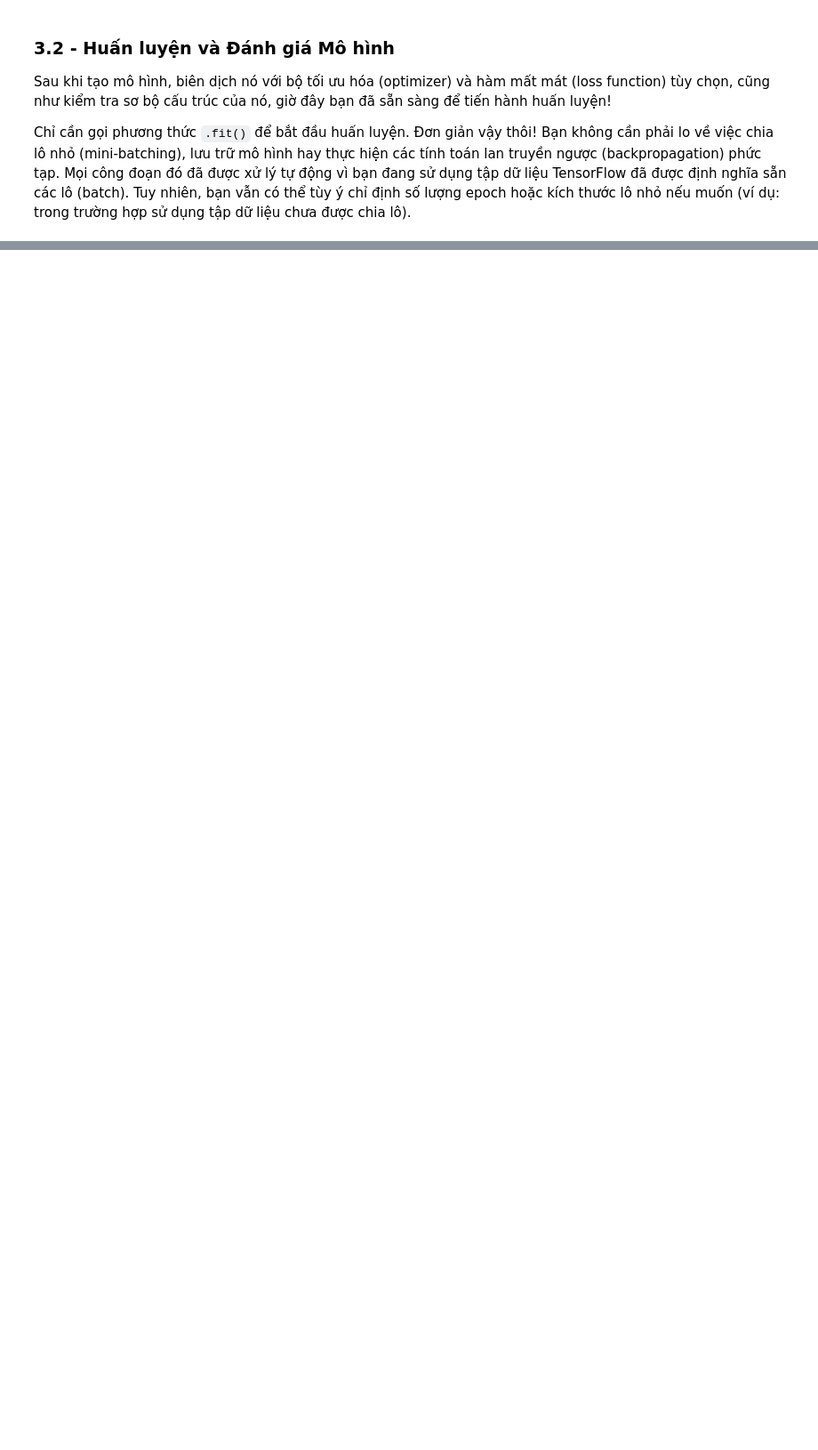
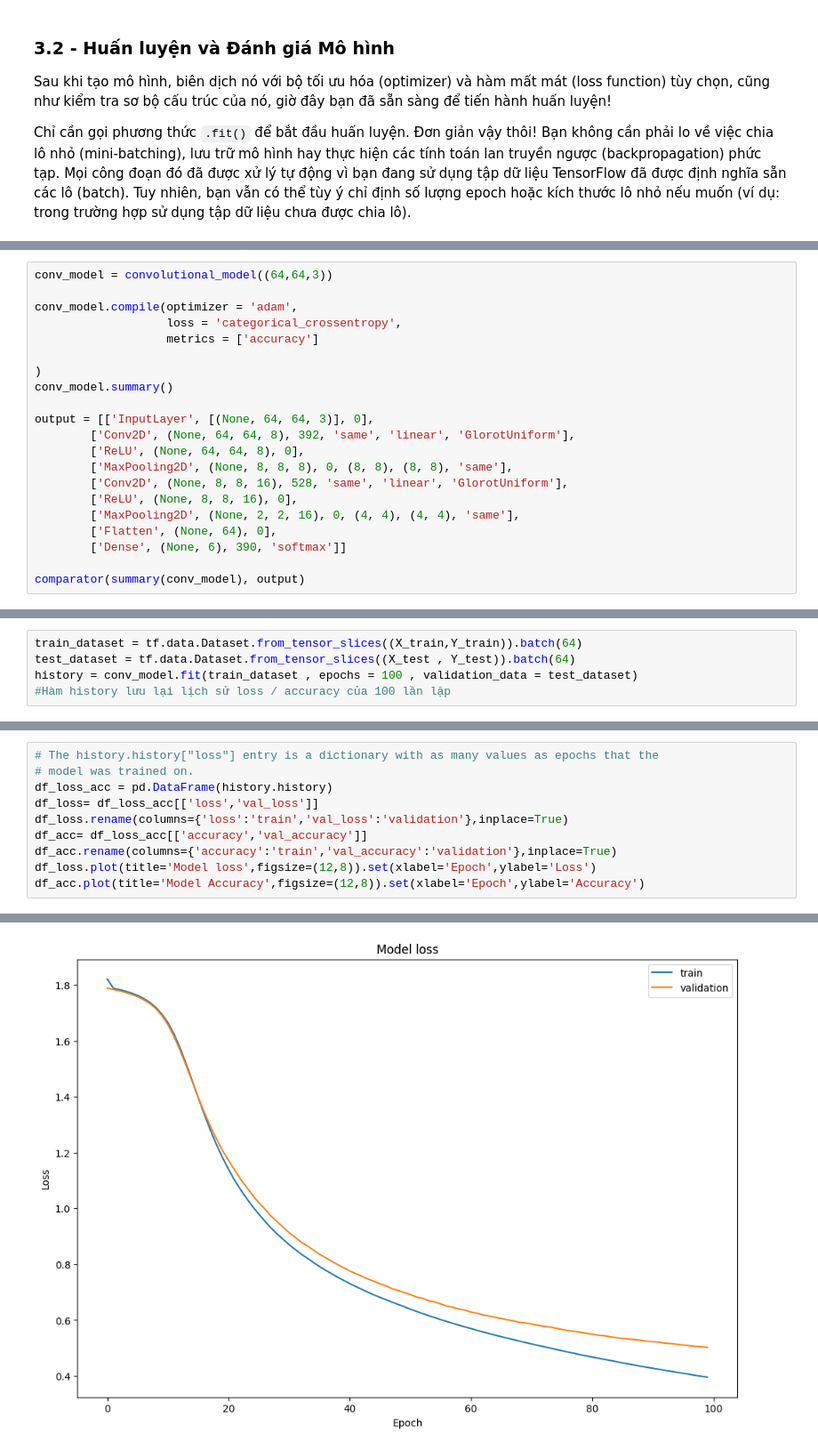
Before and after one commit to tuanldda06/deep-learning-specialization, a Jupyter notebook: dls-c4/C4-Convolutional Neural Networks/week1/W1A2/code.ipynb, the cells around one changed output, grey strips where cells are left out. Shown at 89% size. Drawn from its saved outputs; the diff is of its cells as text; blank space fills up the shorter version.

```diff
--- a/dls-c4/C4-Convolutional Neural Networks/week1/W1A2/code.ipynb
+++ b/dls-c4/C4-Convolutional Neural Networks/week1/W1A2/code.ipynb
@@ -279,0 +462,21 @@ Detected at node StatefulPartitionedCall defined at (most recent call last):
+# %%
+conv_model = convolutional_model((64,64,3))
+
+conv_model.compile(optimizer = 'adam',
+                   loss = 'categorical_crossentropy',
+                   metrics = ['accuracy']
+
+)
+conv_model.summary()
+
+output = [['InputLayer', [(None, 64, 64, 3)], 0],
+        ['Conv2D', (None, 64, 64, 8), 392, 'same', 'linear', 'GlorotUniform'],
+        ['ReLU', (None, 64, 64, 8), 0],
+        ['MaxPooling2D', (None, 8, 8, 8), 0, (8, 8), (8, 8), 'same'],
+        ['Conv2D', (None, 8, 8, 16), 528, 'same', 'linear', 'GlorotUniform'],
+        ['ReLU', (None, 8, 8, 16), 0],
+        ['MaxPooling2D', (None, 2, 2, 16), 0, (4, 4), (4, 4), 'same'],
+        ['Flatten', (None, 64), 0],
+        ['Dense', (None, 6), 390, 'softmax']]
+
+comparator(summary(conv_model), output)
@@ -279,0 +510,5 @@ Detected at node StatefulPartitionedCall defined at (most recent call last):
+# %%
+train_dataset = tf.data.Dataset.from_tensor_slices((X_train,Y_train)).batch(64)
+test_dataset = tf.data.Dataset.from_tensor_slices((X_test , Y_test)).batch(64)
+history = conv_model.fit(train_dataset , epochs = 100 , validation_data = test_dataset)
+#Hàm history lưu lại lịch sử loss / accuracy của 100 lần lặp
@@ -279,0 +564,11 @@ Detected at node StatefulPartitionedCall defined at (most recent call last):
+# %%
+# The history.history["loss"] entry is a dictionary with as many values as epochs that the
+# model was trained on.
+df_loss_acc = pd.DataFrame(history.history)
+df_loss= df_loss_acc[['loss','val_loss']]
+df_loss.rename(columns={'loss':'train','val_loss':'validation'},inplace=True)
+df_acc= df_loss_acc[['accuracy','val_accuracy']]
+df_acc.rename(columns={'accuracy':'train','val_accuracy':'validation'},inplace=True)
+df_loss.plot(title='Model loss',figsize=(12,8)).set(xlabel='Epoch',ylabel='Loss')
+df_acc.plot(title='Model Accuracy',figsize=(12,8)).set(xlabel='Epoch',ylabel='Accuracy')
+# %% [output]
@@ -279,0 +576 @@ Detected at node StatefulPartitionedCall defined at (most recent call last):
+[figure, added]
```
Also changed, not shown: parts of 27 cells of this notebook.
